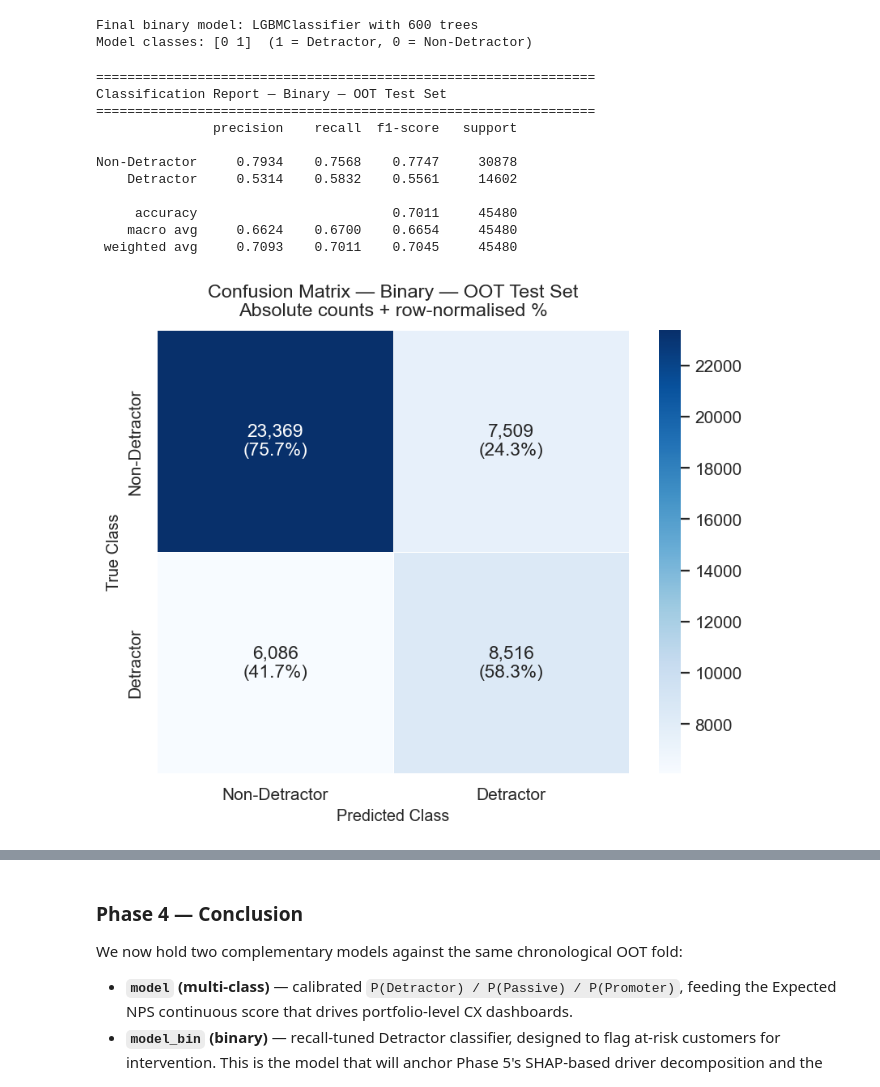
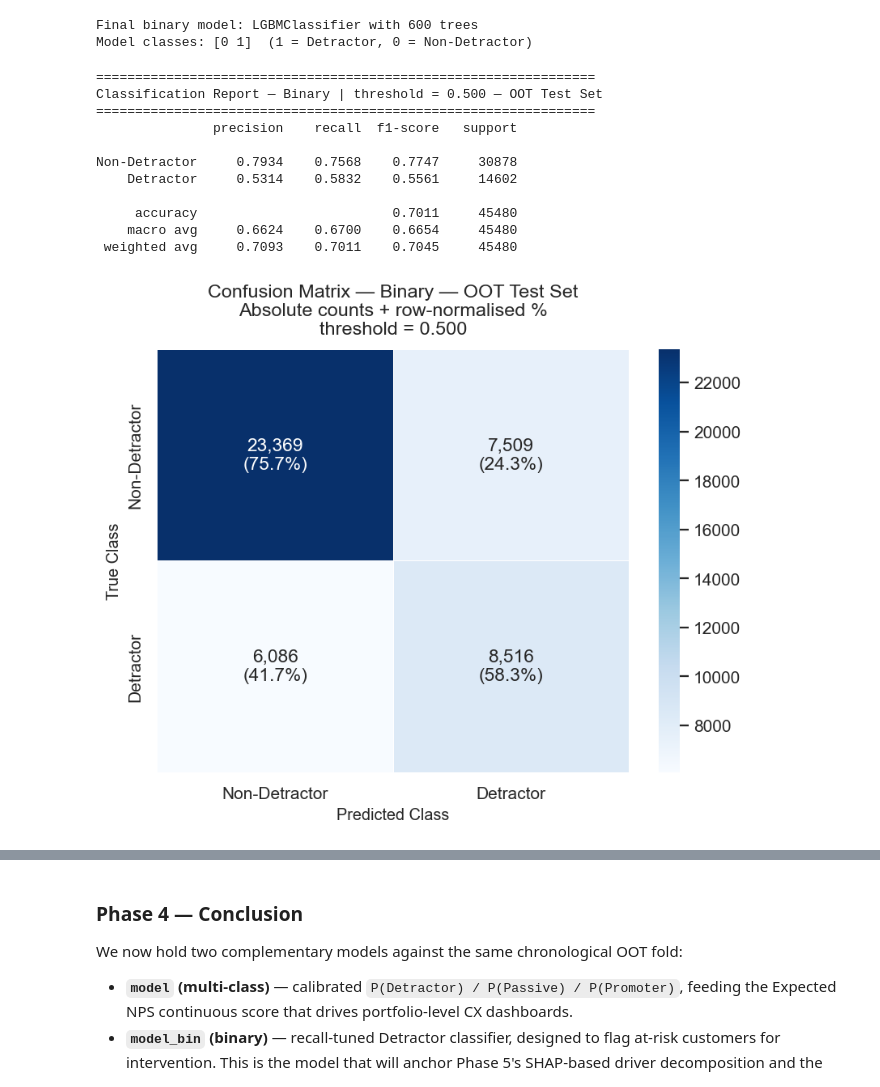
Before and after one commit to med-khalil-jabri/nps-drivers-analytics, a Jupyter notebook: notebooks/01_nps_hybrid_analysis.ipynb, the cells around one changed output, grey strips where cells are left out. Cells and saved outputs as stored; diff of their text form; code cells hidden in the pictures.

Commit message:
added support for decision threshold optimization for binary classification

```diff
--- a/notebooks/01_nps_hybrid_analysis.ipynb
+++ b/notebooks/01_nps_hybrid_analysis.ipynb
@@ -1427,17 +1411,17 @@ print(f"Model classes: {model_bin.classes_}  (1 = Detractor, 0 = Non-Detractor)"
 Final binary model: LGBMClassifier with 600 trees
 Model classes: [0 1]  (1 = Detractor, 0 = Non-Detractor)
 # %%
-evaluate_model(model_bin, X_test_bin, y_test_bin)
+evaluate_model(model_bin, X_test_bin, y_test_bin, threshold=0.5)
 # %% [output]
 ================================================================
-Classification Report — Binary — OOT Test Set
+Classification Report — Binary | threshold = 0.500 — OOT Test Set
 ================================================================
                precision    recall  f1-score   support
 
 Non-Detractor     0.7934    0.7568    0.7747     30878
     Detractor     0.5314    0.5832    0.5561     14602
 
      accuracy                         0.7011     45480
     macro avg     0.6624    0.6700    0.6654     45480
  weighted avg     0.7093    0.7011    0.7045     45480
-[figure, old version]
+[figure, new version]
```
Also changed, not shown: parts of 6 cells of this notebook, 1 other file.
